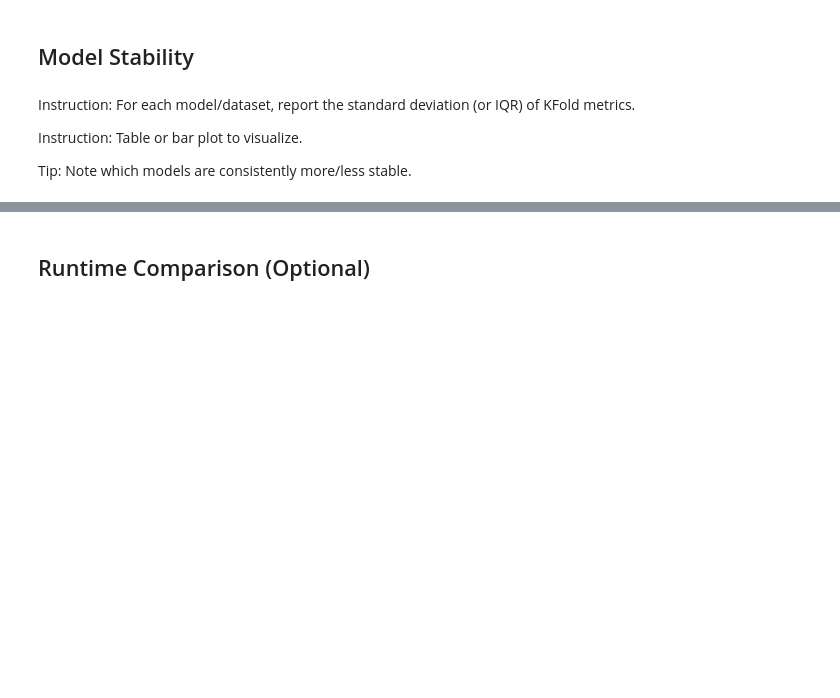
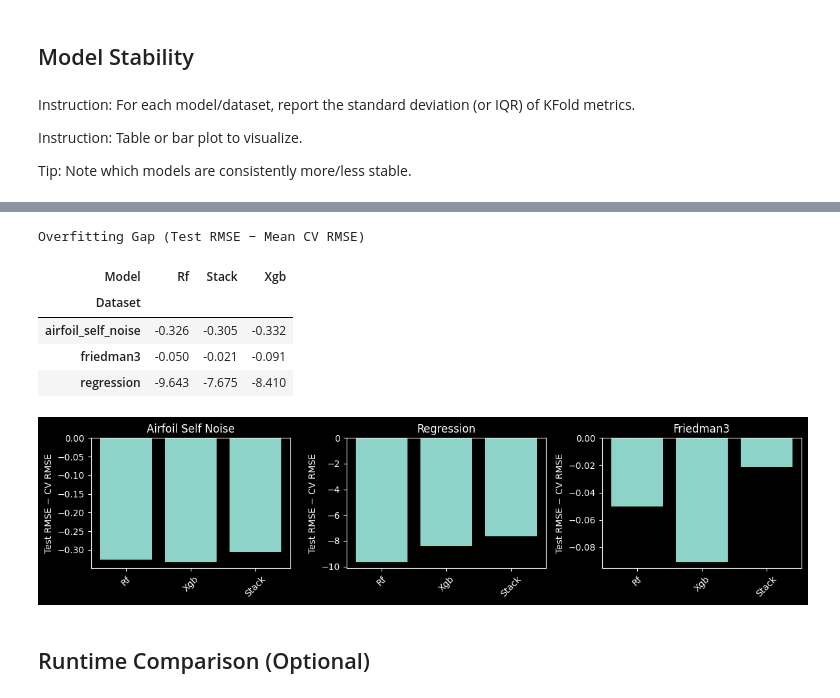
Before and after one commit to szm4c/bagging-boosting-stacking-study, a Jupyter notebook: notebooks/ensemble_comparison/ensemble_comparison.ipynb, the cells around one changed output, grey strips where cells are left out. Saved outputs shown, nothing was run; the diff lists cells and outputs as text; code cells hidden in the pictures; blank space fills up the shorter version.

```diff
--- a/notebooks/ensemble_comparison/ensemble_comparison.ipynb
+++ b/notebooks/ensemble_comparison/ensemble_comparison.ipynb
@@ -244,3 +837,51 @@ Tip: Comment on which models/datasets overfit more.
+# %%
+# 1) Compute gaps
+records = []
+for (ds, flat_bank), (_, summ) in zip(bank_list, summ_list):
+    for key in [m.lower() for m in summ["Model"]]:
+        cv_mean = flat_bank[(key, "rmse")].mean()
+        test_rmse = float(summ.loc[summ["Model"].str.lower()==key, "RMSE_Test"])
+        gap = test_rmse - cv_mean
+        records.append({
+            "Dataset": ds,
+            "Model": key.capitalize(),
+            "Overfit_Gap_RMSE": gap
+        })
+
+gap_df = pd.DataFrame(records)
+
+# 2) Pivot table display
+pivot = gap_df.pivot(index="Dataset", columns="Model", values="Overfit_Gap_RMSE")
+display(
+    pivot.style
+         .format("{:.3f}")
+         .set_caption("Overfitting Gap (Test RMSE − Mean CV RMSE)")
+)
+
+# 3) Bar‐plot grid
+n = len(DATASETS)
+ncols = 3
+nrows = math.ceil(n/ncols)
+fig, axes = plt.subplots(nrows, ncols, figsize=(ncols*4, nrows*3), squeeze=False)
+
+for idx, ds in enumerate(DATASETS):
+    ax = axes[idx//ncols, idx % ncols]
+    df_ds = gap_df[gap_df["Dataset"]==ds]
+    ax.bar(df_ds["Model"], df_ds["Overfit_Gap_RMSE"])
+    ax.set_title(f"{ds.replace('_',' ').title()}")
+    ax.set_ylabel("Test RMSE − CV RMSE")
+    plt.setp(ax.get_xticklabels(), rotation=45)
+
+fig.tight_layout()
+plt.show()
+# %% [output]
+Overfitting Gap (Test RMSE − Mean CV RMSE)
+| Model | Rf | Stack | Xgb |
+| Dataset |  |  |  |
+| airfoil_self_noise | -0.326 | -0.305 | -0.332 |
+| friedman3 | -0.050 | -0.021 | -0.091 |
+| regression | -9.643 | -7.675 | -8.410 |
+[figure, added]
 # %% [markdown]
 ## Runtime Comparison (Optional)
 # %% [markdown]
```
Also changed, not shown: parts of 34 cells of this notebook.
